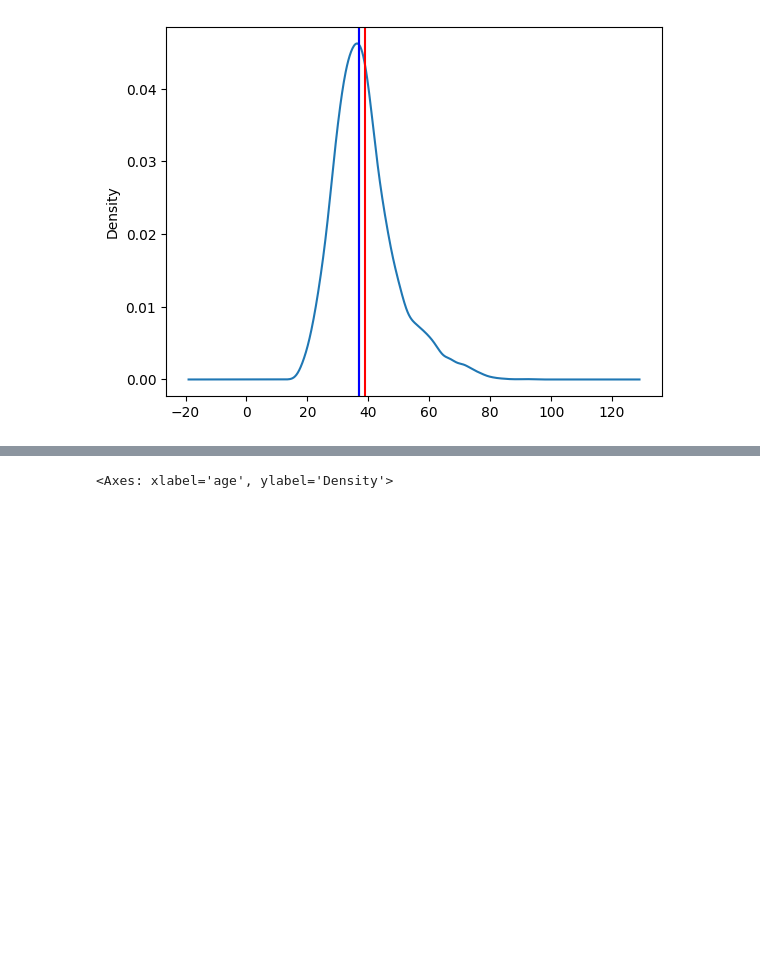
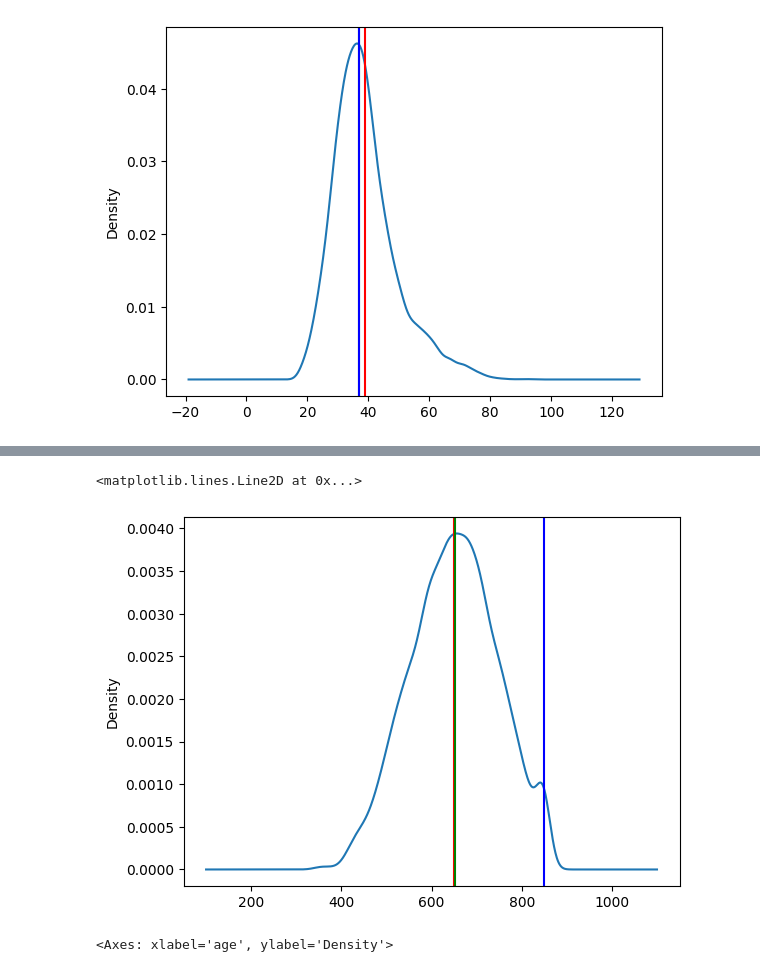
Before and after one commit to abbasmirza18/ml-internship, a Jupyter notebook: task3_ds1.ipynb, the cells around one changed output, grey strips where cells are left out. Saved outputs shown, nothing was run; the diff lists cells and outputs as text; code cells hidden in the pictures; blank space fills up the shorter version.

```diff
--- a/task3_ds1.ipynb
+++ b/task3_ds1.ipynb
@@ -136 +189,9 @@ df['balance'].plot(kind = 'density')
+# %%
+df['credit_score'].plot(kind='density')
+plt.axvline(df['credit_score'].mean(), color='red')
+plt.axvline(df['credit_score'].median(), color='green')
+plt.axvline(df['credit_score'].mode()[0], color='blue')
+# %% [output]
+<matplotlib.lines.Line2D at 0x...>
+[figure, added]
 # %%
```
Also changed, not shown: parts of 18 cells of this notebook.
